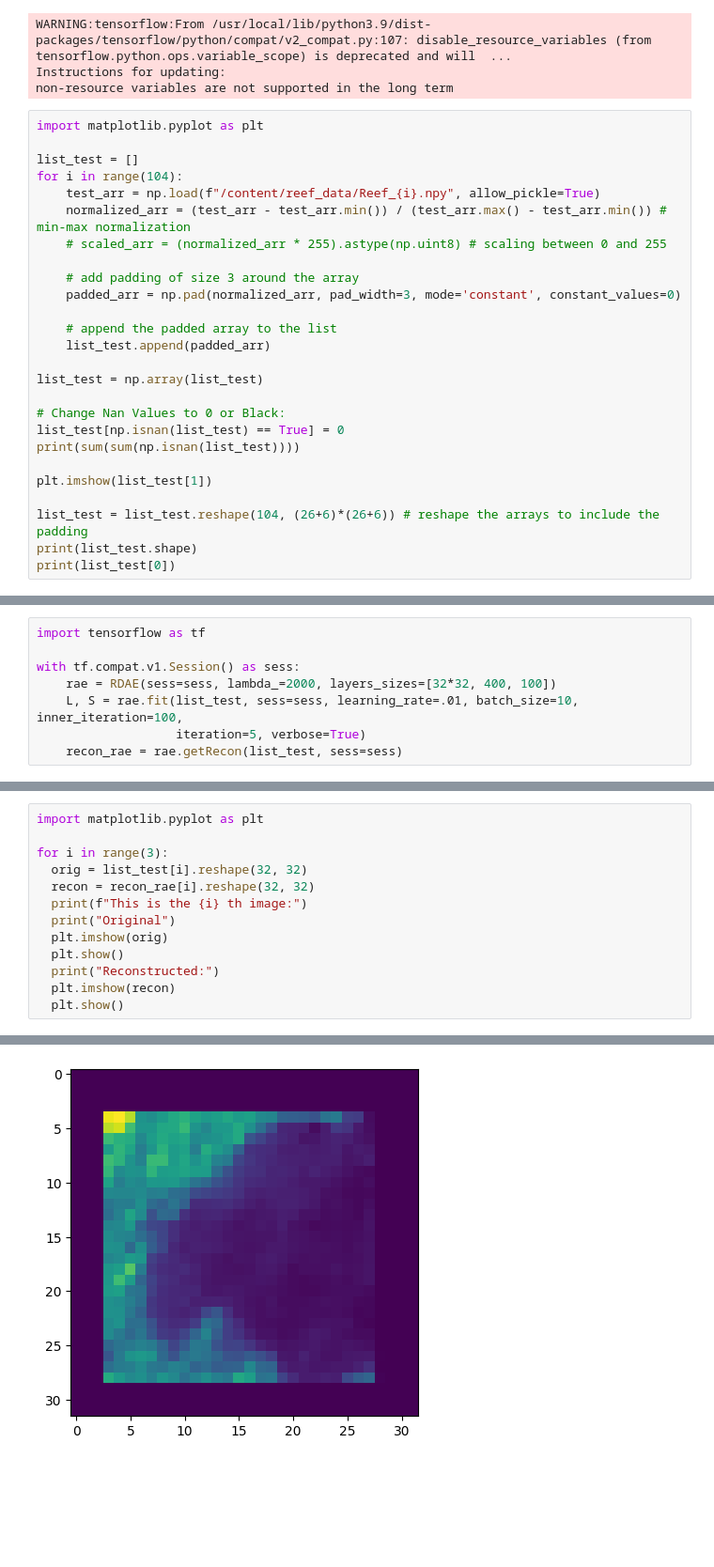
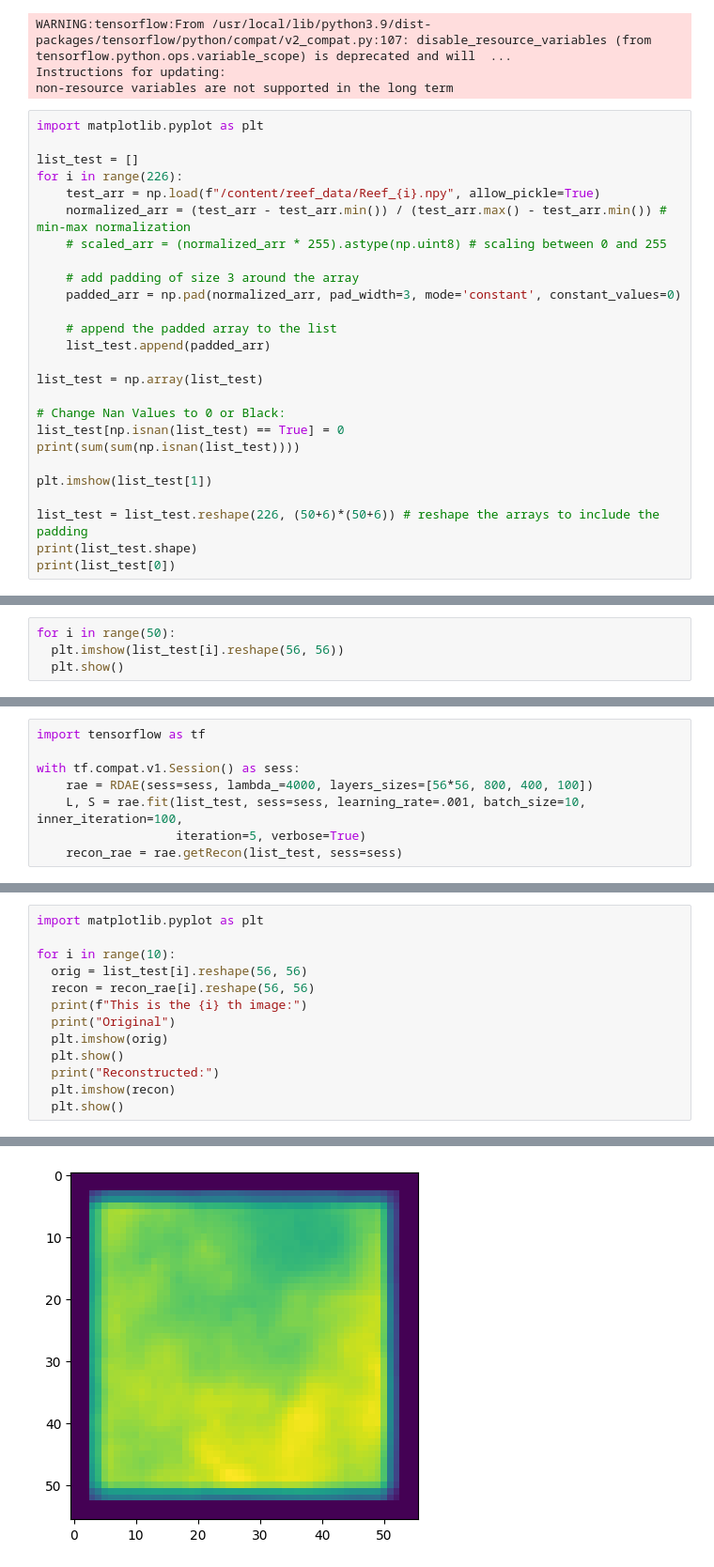
Before and after one commit to sachaRfd/Reef_Project, a Jupyter notebook: Basic Notebooks/basic_Reef_Run.ipynb, the cells around one changed output, grey strips where cells are left out. Shown at 94% size. Cells and saved outputs as stored; diff of their text form; blank space fills up the shorter version.

```diff
--- a/Basic Notebooks/basic_Reef_Run.ipynb
+++ b/Basic Notebooks/basic_Reef_Run.ipynb
@@ -288,7 +294,7 @@ non-resource variables are not supported in the long term
 import matplotlib.pyplot as plt
 
 list_test = []
-for i in range(104):
+for i in range(226):
     test_arr = np.load(f"/content/reef_data/Reef_{i}.npy", allow_pickle=True)
     normalized_arr = (test_arr - test_arr.min()) / (test_arr.max() - test_arr.min()) # min-max normalization
     # scaled_arr = (normalized_arr * 255).astype(np.uint8) # scaling between 0 and 255
@@ -307,7 +313,7 @@ print(sum(sum(np.isnan(list_test))))
 
 plt.imshow(list_test[1])
 
-list_test = list_test.reshape(104, (26+6)*(26+6)) # reshape the arrays to include the padding
+list_test = list_test.reshape(226, (50+6)*(50+6)) # reshape the arrays to include the padding
 print(list_test.shape)
 print(list_test[0])
 # %% [output]
@@ -317,0 +327,4 @@ print(list_test[0])
+# %%
+for i in range(50):
+  plt.imshow(list_test[i].reshape(56, 56))
+  plt.show()
@@ -319,8 +346,8 @@ print(list_test[0])
 import tensorflow as tf
 
 with tf.compat.v1.Session() as sess:
-    rae = RDAE(sess=sess, lambda_=2000, layers_sizes=[32*32, 400, 100])
-    L, S = rae.fit(list_test, sess=sess, learning_rate=.01, batch_size=10, inner_iteration=100,
+    rae = RDAE(sess=sess, lambda_=4000, layers_sizes=[56*56, 800, 400, 100])
+    L, S = rae.fit(list_test, sess=sess, learning_rate=.001, batch_size=10, inner_iteration=100,
                    iteration=5, verbose=True)
     recon_rae = rae.getRecon(list_test, sess=sess)
 # %% [output]
@@ -344,9 +371,9 @@ c2:  2.180959622921305
 # %%
 import matplotlib.pyplot as plt
 
-for i in range(3):
-  orig = list_test[i].reshape(32, 32)
-  recon = recon_rae[i].reshape(32, 32)
+for i in range(10):
+  orig = list_test[i].reshape(56, 56)
+  recon = recon_rae[i].reshape(56, 56)
   print(f"This is the {i} th image:")
   print("Original")
   plt.imshow(orig)
@@ -366,4 +393,4 @@ Original
 Reconstructed:
-[figure, old version]
+[figure, new version]
 This is the 2 th image:
 Original
```
Also changed, not shown: parts of 10 cells of this notebook.
